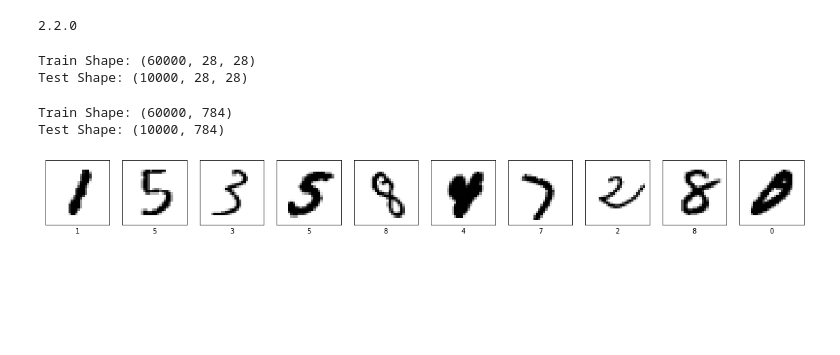
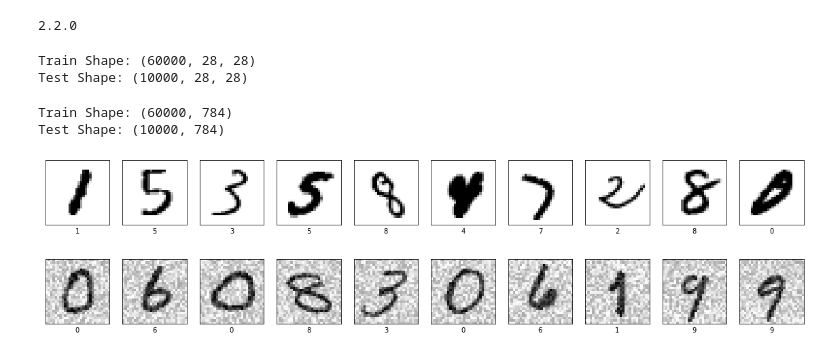
Before and after one commit to MoosaSaadat/handsonml, a Jupyter notebook: noise_reduction.ipynb, the cells around one changed output. Saved outputs shown, nothing was run; the diff lists cells and outputs as text; code cells hidden in the pictures; blank space fills up the shorter version.

Commit message:
Add noise to dataset

```diff
--- a/noise_reduction.ipynb
+++ b/noise_reduction.ipynb
@@ -50,3 +50,17 @@ def plot(x, p, labels=False):
 plot(x_train, y_train, True)
 # %% [output]
 [figure]
+# %%
+# Add noise
+x_train_noisy = x_train + (
+    np.random.rand(x_train.shape[0], x_train.shape[1]) * 0.002
+)
+x_test_noisy = x_test + (
+    np.random.rand(x_test.shape[0], x_test.shape[1]) * 0.002
+)
+x_train_noisy = np.clip(x_train_noisy, 0., 1.)
+x_test_noisy = np.clip(x_test_noisy, 0., 1.)
+
+plot(x_train_noisy, y_train, True)
+# %% [output]
+[figure, added]
```
